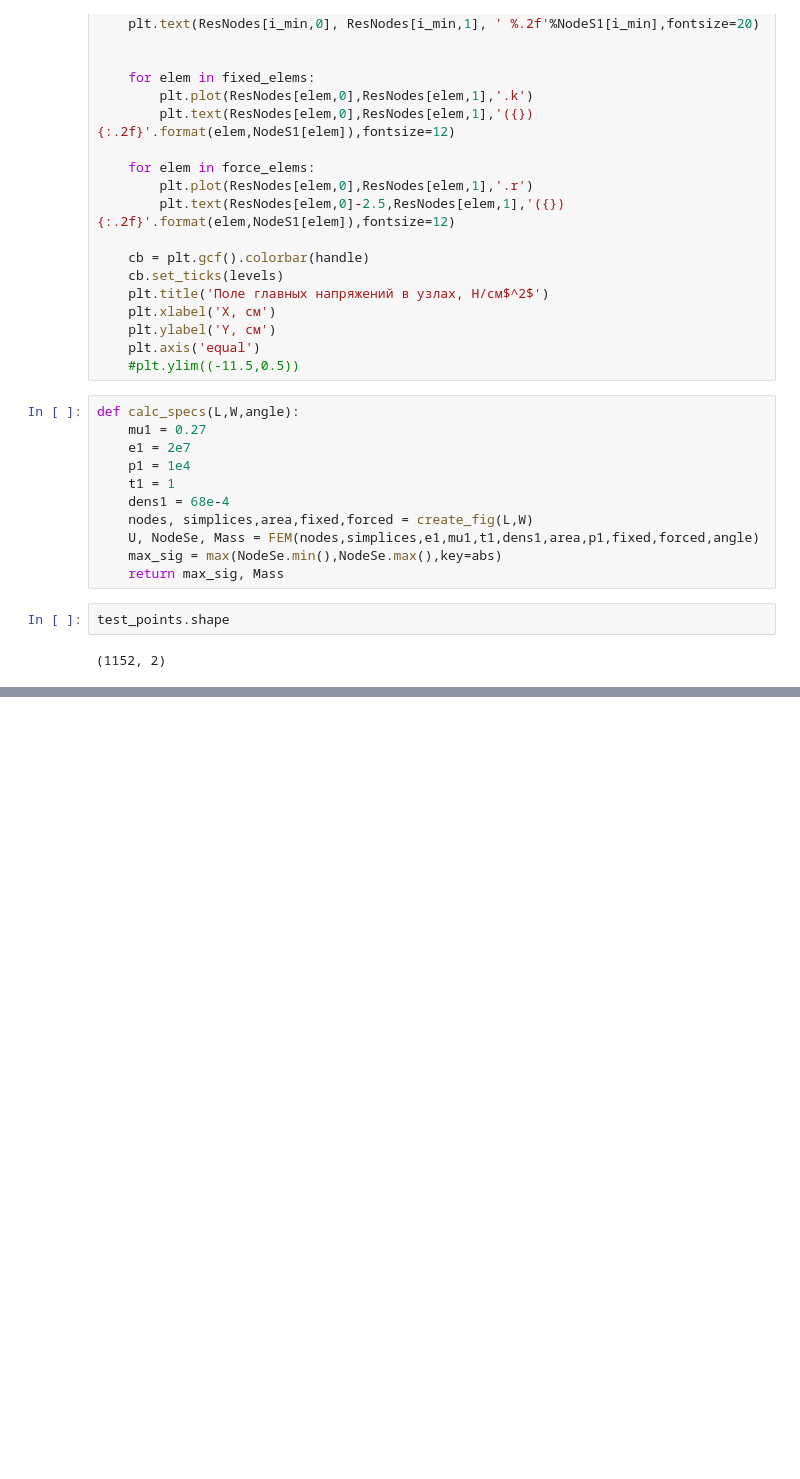
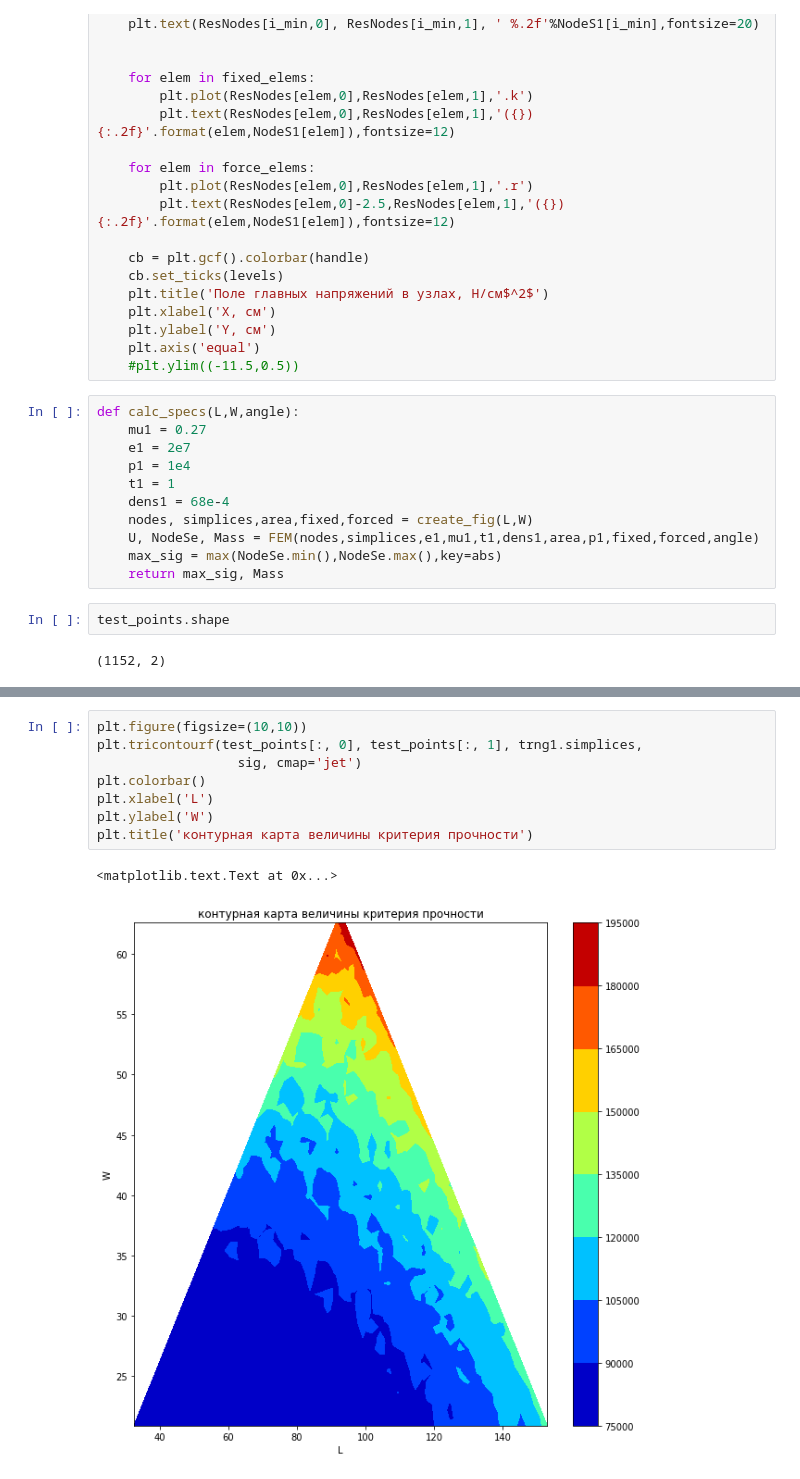
Before and after one commit to alxkorn/ISM, a Jupyter notebook: HW2.ipynb, the cells around one changed output, grey strips where cells are left out. Drawn from its saved outputs; the diff is of its cells as text; blank space fills up the shorter version.

```diff
--- a/HW2.ipynb
+++ b/HW2.ipynb
@@ -356,0 +386,11 @@ test_points.shape
+# %%
+plt.figure(figsize=(10,10))
+plt.tricontourf(test_points[:, 0], test_points[:, 1], trng1.simplices,
+                  sig, cmap='jet')
+plt.colorbar()
+plt.xlabel('L')
+plt.ylabel('W')
+plt.title('контурная карта величины критерия прочности')
+# %% [output]
+<matplotlib.text.Text at 0x...>
+[figure, added]
```
Also changed, not shown: parts of 16 cells of this notebook.
